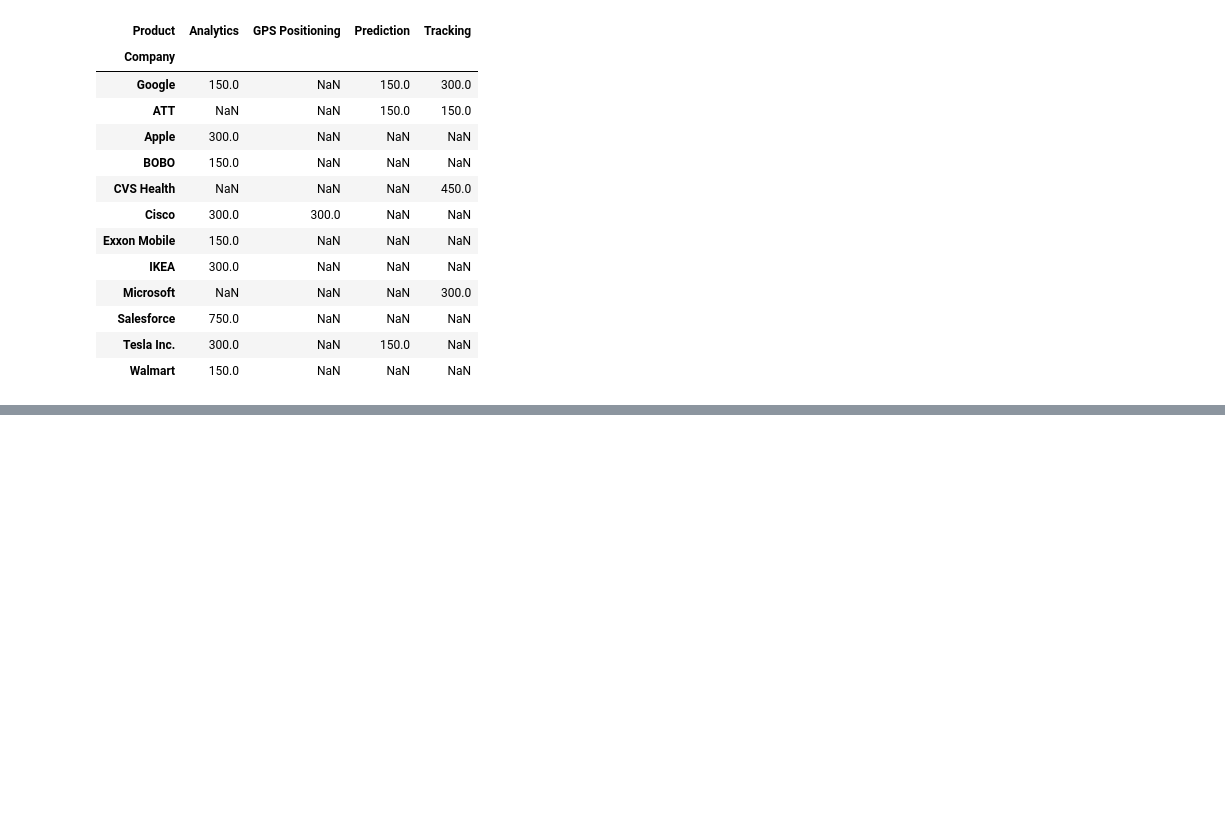
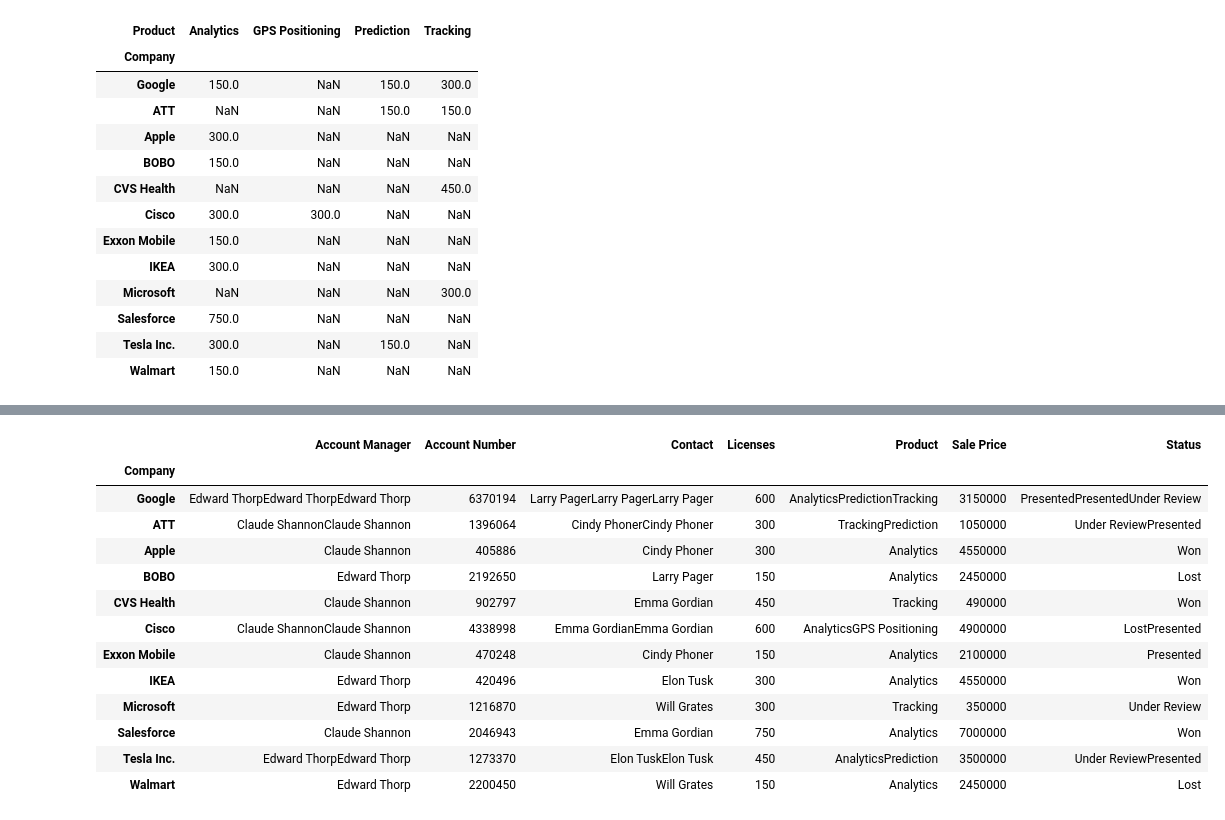
Before and after one commit to che711/DS_ML_course, a Jupyter notebook: lesson3_Pandas/lesson14_pivot_tables.ipynb, the cells around one changed output, grey strips where cells are left out. Saved outputs shown, nothing was run; the diff lists cells and outputs as text; code cells hidden in the pictures; blank space fills up the shorter version.

```diff
--- a/lesson3_Pandas/lesson14_pivot_tables.ipynb
+++ b/lesson3_Pandas/lesson14_pivot_tables.ipynb
@@ -68,0 +90,17 @@ pd.pivot(data=licenses, index='Company',columns='Product', values='Licenses')
+# %%
+pd.pivot_table(df, index='Company', aggfunc='sum')
+# %% [output]
+|  | Account Manager | Account Number | Contact | Licenses | Product | Sale Price | Status |
+| Company |  |  |  |  |  |  |  |
+| Google | Edward ThorpEdward ThorpEdward Thorp | 6370194 | Larry PagerLarry PagerLarry Pager | 600 | AnalyticsPredictionTracking | 3150000 | PresentedPresentedUnder Review |
+| ATT | Claude ShannonClaude Shannon | 1396064 | Cindy PhonerCindy Phoner | 300 | TrackingPrediction | 1050000 | Under ReviewPresented |
+| Apple | Claude Shannon | 405886 | Cindy Phoner | 300 | Analytics | 4550000 | Won |
+| BOBO | Edward Thorp | 2192650 | Larry Pager | 150 | Analytics | 2450000 | Lost |
+| CVS Health | Claude Shannon | 902797 | Emma Gordian | 450 | Tracking | 490000 | Won |
+| Cisco | Claude ShannonClaude Shannon | 4338998 | Emma GordianEmma Gordian | 600 | AnalyticsGPS Positioning | 4900000 | LostPresented |
+| Exxon Mobile | Claude Shannon | 470248 | Cindy Phoner | 150 | Analytics | 2100000 | Presented |
+| IKEA | Edward Thorp | 420496 | Elon Tusk | 300 | Analytics | 4550000 | Won |
+| Microsoft | Edward Thorp | 1216870 | Will Grates | 300 | Tracking | 350000 | Under Review |
+| Salesforce | Claude Shannon | 2046943 | Emma Gordian | 750 | Analytics | 7000000 | Won |
+| Tesla Inc. | Edward ThorpEdward Thorp | 1273370 | Elon TuskElon Tusk | 450 | AnalyticsPrediction | 3500000 | Under ReviewPresented |
+| Walmart | Edward Thorp | 2200450 | Will Grates | 150 | Analytics | 2450000 | Lost |
```
Also changed, not shown: parts of 5 cells of this notebook.
